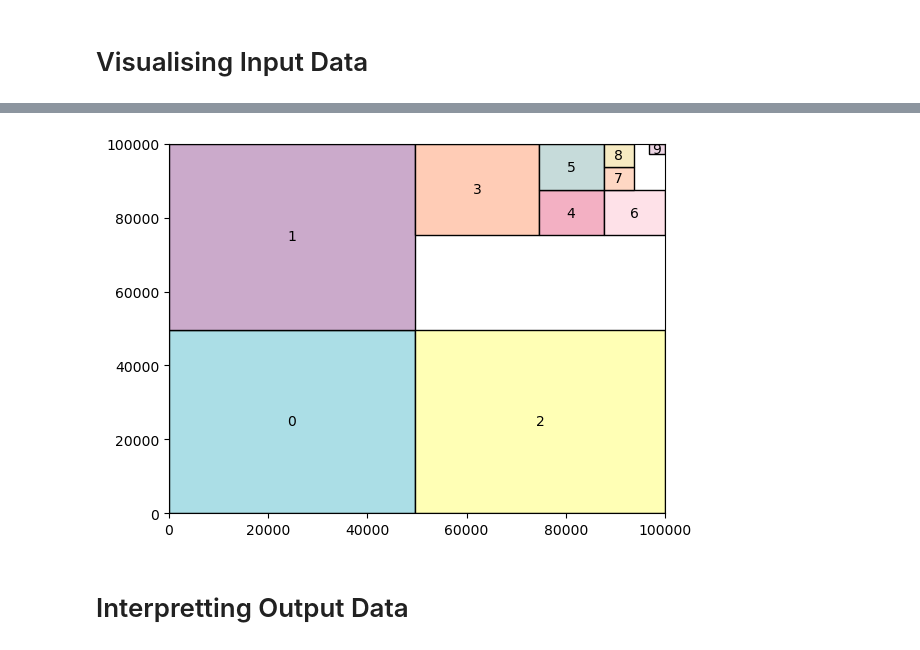
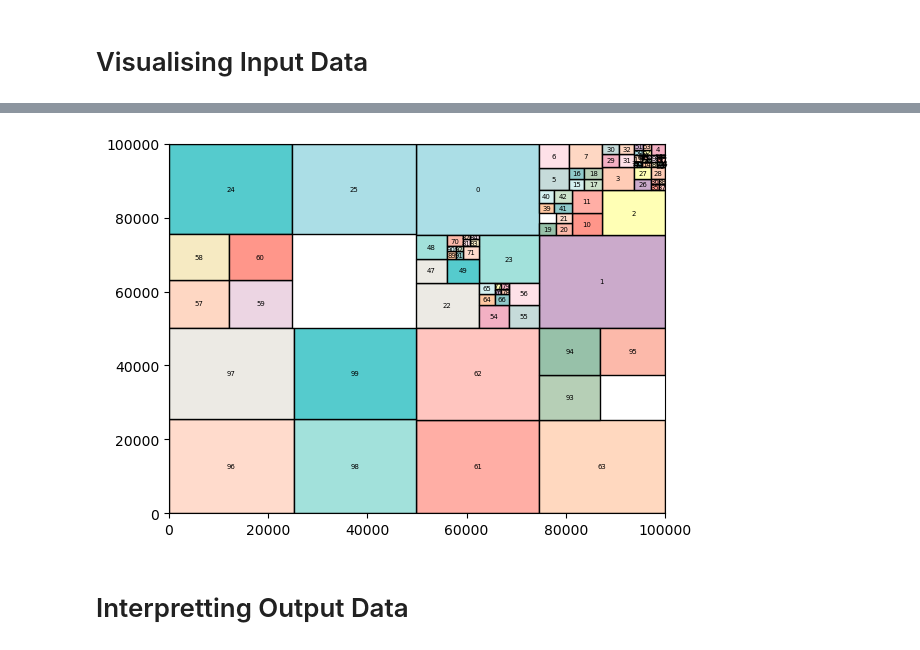
Before and after one commit to AwesomeTevv/Advanced-Analysis-of-Algorithms-Assignment, a Jupyter notebook: VisualiseRectangles.ipynb, the cells around one changed output, grey strips where cells are left out. Saved outputs shown, nothing was run; the diff lists cells and outputs as text; code cells hidden in the pictures.

```diff
--- a/VisualiseRectangles.ipynb
+++ b/VisualiseRectangles.ipynb
@@ -36,7 +36,7 @@ colors = [
 # %% [markdown]
 # Visualising Input Data
 # %%
-number = '10'
+number = '100'
 
 in_filename = 'C:/Users/tevle/Desktop/University/Third Year/Advanced Analysis of Algorithms/Assignment/Input/in' + number + '.csv'
 
@@ -78,29 +78,29 @@ for rectangle in rectangles:
 # %%
 fig, ax = plt.subplots()
 
 for i in range(len(rectangles)):
     # color = '#'+random.randbytes(3).hex()
     # color = colors[random.randint(0, len(colors) - 1)]
     color = colors[i % len(colors)]
     r = rectangles[i]
     anchor = (int(r[1]), int(r[2]))
     width = int(r[3]) - int(r[1])
     height = int(r[4]) - int(r[2])
     rectangle = Rectangle(anchor, width, height, fill=True,
                           facecolor=color, edgecolor='#000000')
     ax.add_patch(rectangle)
     rx, ry = rectangle.get_xy()
     cx = rx + rectangle.get_width()/2.0
     cy = ry + rectangle.get_height()/2.0
     ax.annotate(r[0], (cx, cy), color='black',
-                fontsize=10, ha='center', va='center')
+                fontsize=5, ha='center', va='center')
 
 # display plot
 ax.set_xlim(left=0, right=100_000)
 ax.set_ylim(bottom=0, top=100_000)
 plt.show()
 # %% [output]
-[figure, old version]
+[figure, new version]
 # %% [markdown]
 # Interpretting Output Data
 # %%
```
Also changed, not shown: 8 other files.
